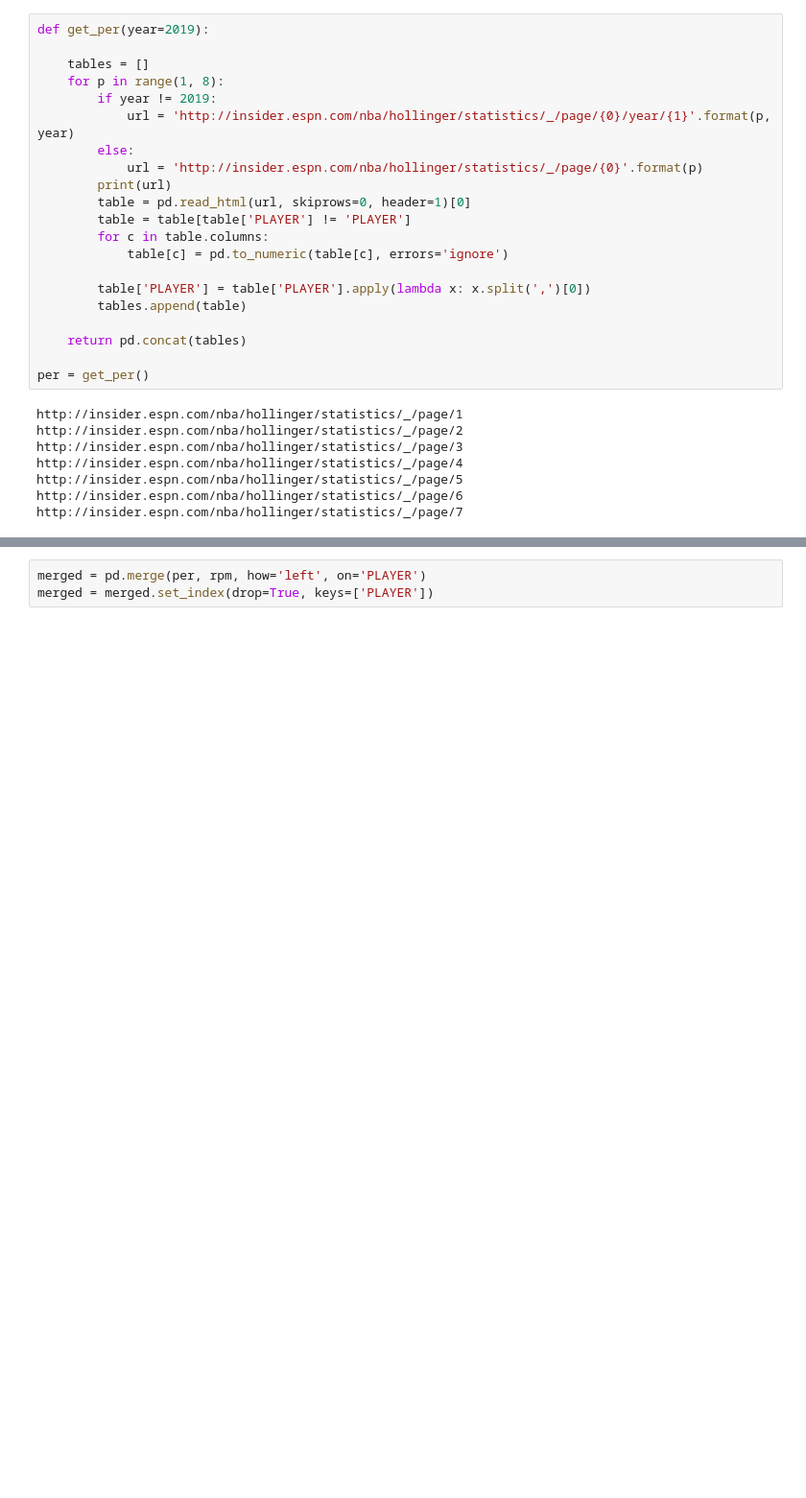
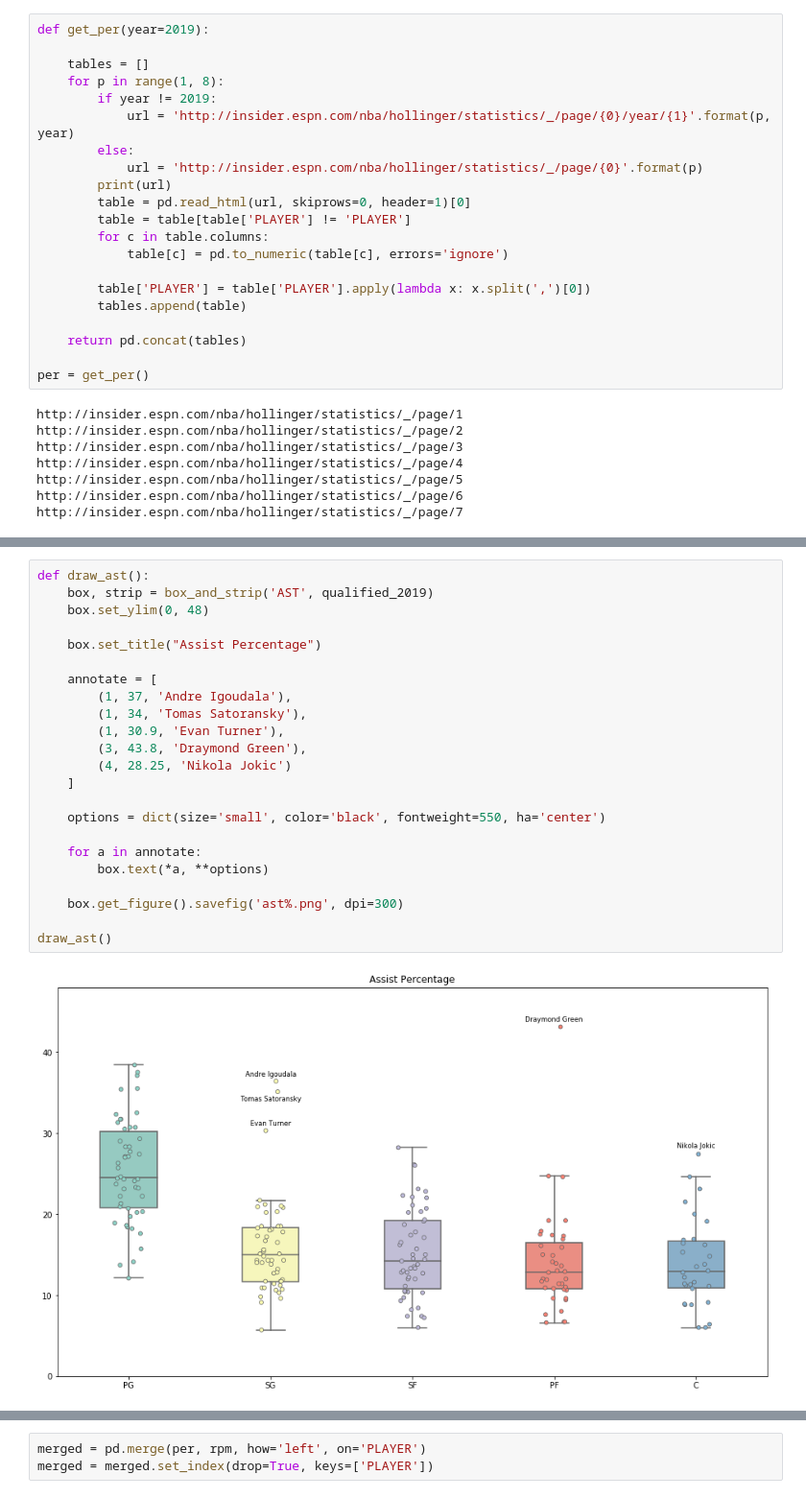
Before and after one commit to jzhang621/pandas_nba_tutorial_notebook, a Jupyter notebook: workspace/RPM v. PER.ipynb, the cells around one changed output, grey strips where cells are left out. Shown: that part at 96% size. Drawn from its saved outputs; the diff is of its cells as text; blank space fills up the shorter version.

```diff
--- a/workspace/RPM v. PER.ipynb
+++ b/workspace/RPM v. PER.ipynb
@@ -167,0 +193,25 @@ found: http://insider.espn.com/nba/hollinger/statistics/_/position/c/page/2/year
+# %%
+def draw_ast():
+    box, strip = box_and_strip('AST', qualified_2019)
+    box.set_ylim(0, 48)
+
+    box.set_title("Assist Percentage")
+
+    annotate = [
+        (1, 37, 'Andre Igoudala'),
+        (1, 34, 'Tomas Satoransky'),
+        (1, 30.9, 'Evan Turner'),
+        (3, 43.8, 'Draymond Green'),
+        (4, 28.25, 'Nikola Jokic')
+    ]
+
+    options = dict(size='small', color='black', fontweight=550, ha='center')
+
+    for a in annotate:
+        box.text(*a, **options)
+
+    box.get_figure().savefig('ast%.png', dpi=300)
+
+draw_ast()
+# %% [output]
+[figure, added]
```
Also changed, not shown: parts of 24 cells of this notebook, 16 other files.
